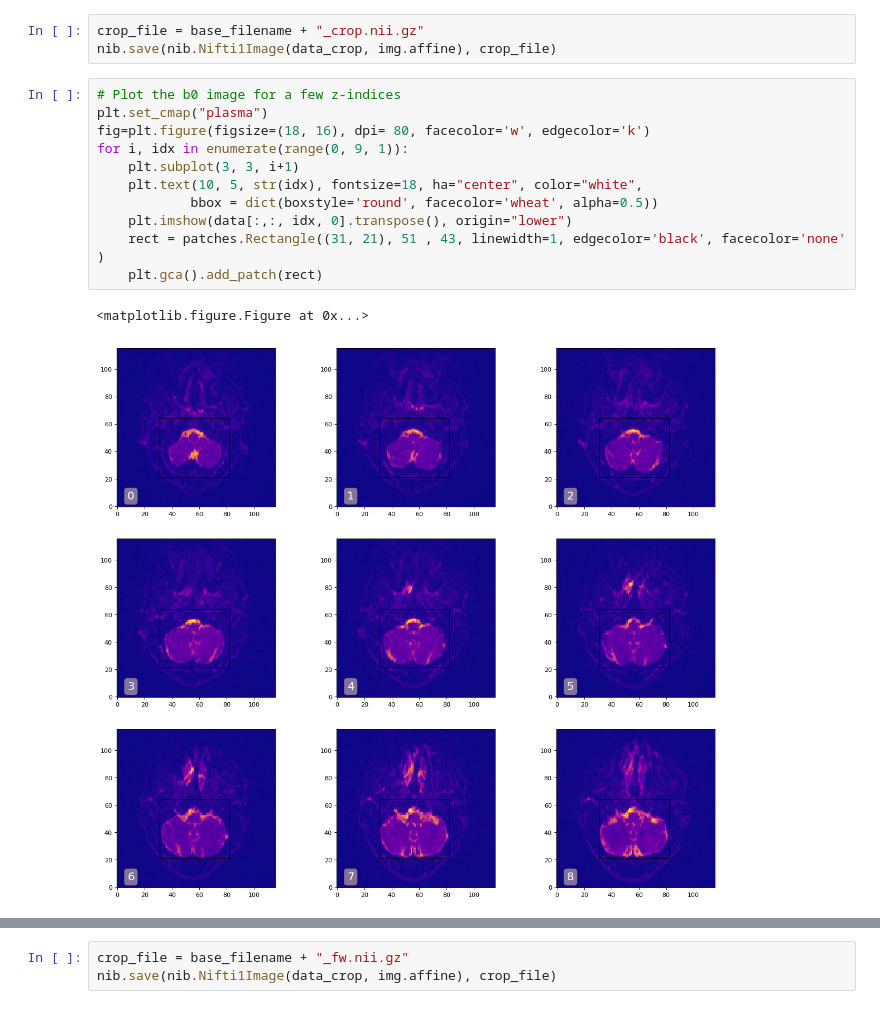
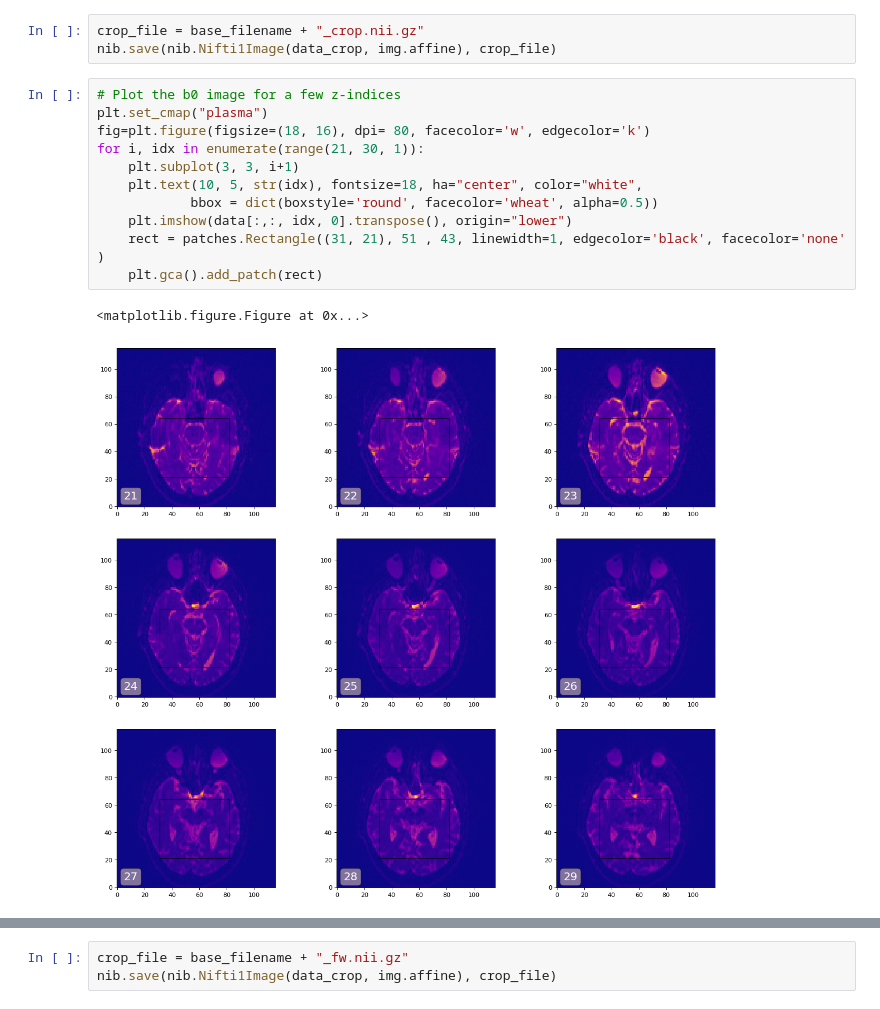
Before and after one commit to sameerd/DiffusionTensorImaging, a Jupyter notebook: notebooks/Pipeline - Crop.ipynb, the cells around one changed output, grey strips where cells are left out. Saved outputs shown, nothing was run; the diff lists cells and outputs as text.

```diff
--- a/notebooks/Pipeline - Crop.ipynb
+++ b/notebooks/Pipeline - Crop.ipynb
@@ -106,17 +106,17 @@ nib.save(nib.Nifti1Image(data_crop, img.affine), crop_file)
 # %%
 # Plot the b0 image for a few z-indices
 plt.set_cmap("plasma")
 fig=plt.figure(figsize=(18, 16), dpi= 80, facecolor='w', edgecolor='k')
-for i, idx in enumerate(range(0, 9, 1)):
+for i, idx in enumerate(range(21, 30, 1)):
     plt.subplot(3, 3, i+1)
     plt.text(10, 5, str(idx), fontsize=18, ha="center", color="white",
             bbox = dict(boxstyle='round', facecolor='wheat', alpha=0.5))
     plt.imshow(data[:,:, idx, 0].transpose(), origin="lower")
     rect = patches.Rectangle((31, 21), 51 , 43, linewidth=1, edgecolor='black', facecolor='none' )
     plt.gca().add_patch(rect)
 # %% [output]
 <matplotlib.figure.Figure at 0x...>
-[figure, old version]
+[figure, new version]
 # %%
 # Now crop the data to the rectangles above
 import dipy.segment.mask
```
Also changed, not shown: parts of 1 cell of this notebook, 1 other file.
